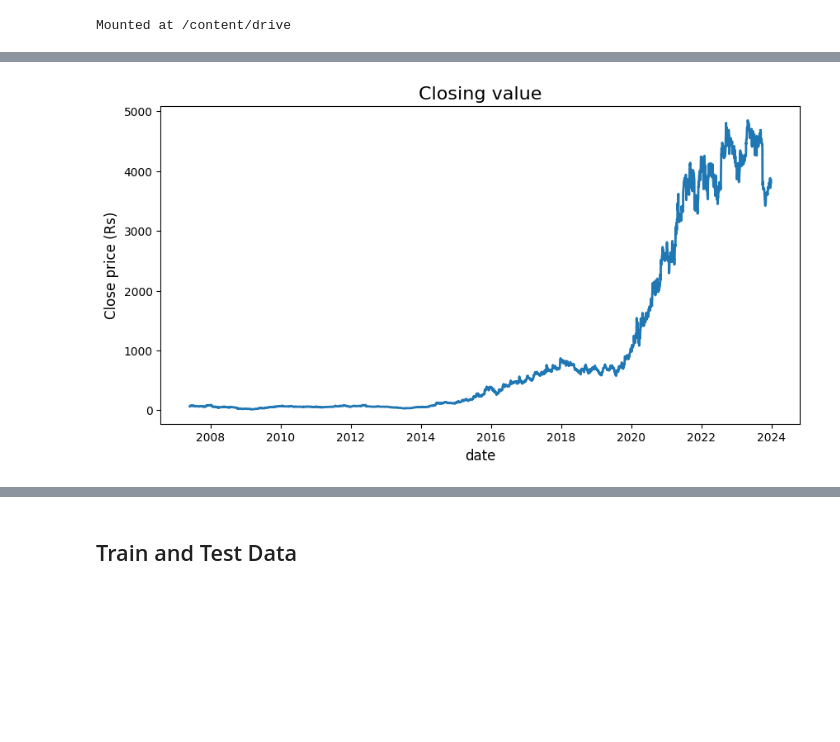
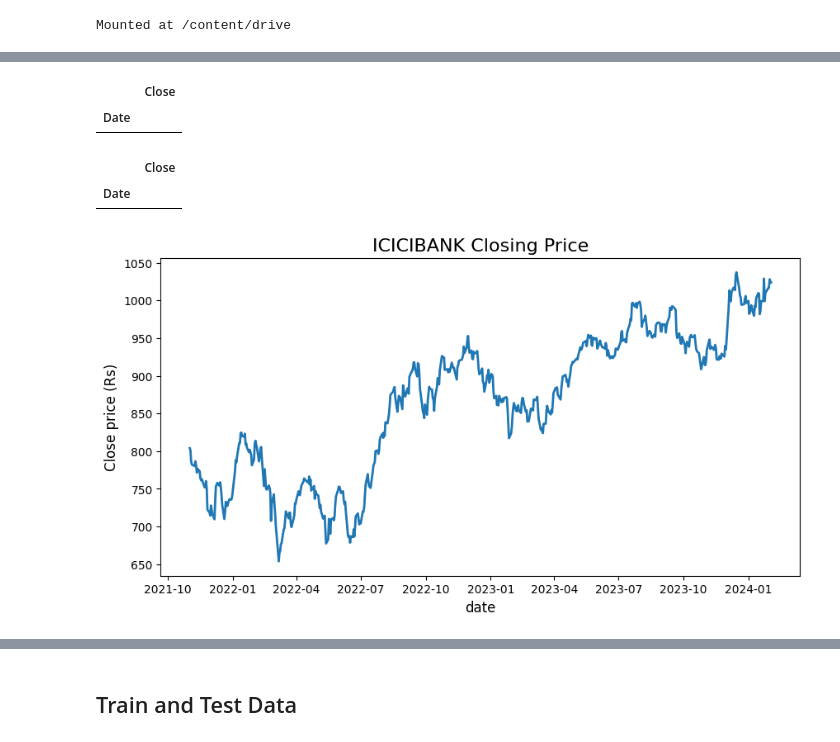
Before and after one commit to Swapnil-Ransing/TimeSeriesForecasting_StockPrice, a Jupyter notebook: TimeSeriesStockForecast_LSTM.ipynb, the cells around one changed output, grey strips where cells are left out. Drawn from its saved outputs; the diff is of its cells as text; code cells hidden in the pictures; blank space fills up the shorter version.

```diff
--- a/TimeSeriesStockForecast_LSTM.ipynb
+++ b/TimeSeriesStockForecast_LSTM.ipynb
@@ -63,6 +67,6 @@ del df
 # %%
 # Getting the stock data
-ticker='NAVINFLUOR'
+ticker='ICICIBANK'
 start='2000-01-01'
 df = pdr.get_data_yahoo(str(ticker+".NS"), start=start)
 # For training the data we will not be using Open, High, Low, Adj Close, Volume as this will not be present for extrapolation
@@ -89,0 +94,4 @@ df
+# %%
+# Lets build the model on last two years data only
+df=df[df.index>='2021-11-01']
+df
@@ -90,14 +113,27 @@ df
+# %%
+# lets check for nan values in the dataframe
+df[df.isna().any(axis=1)]
+# %% [output]
+|  | Close |
+| Date |  |
+# %%
+#Lets delete the nan value if any
+df=df.dropna()
+df[df.isna().any(axis=1)]
+# %% [output]
+|  | Close |
+| Date |  |
 # %%
 # Plotting close value data
 plt.figure(figsize=(10,5))
 plt.plot(df.index, df['Close'], lw=2)
 plt.xlabel("date")
 plt.xlabel("date", fontsize=12)
 plt.ylabel("Close price (Rs)", fontsize=12)
-plt.title("Closing value", fontsize=16)
+plt.title("ICICIBANK Closing Price", fontsize=16)
 plt.show()
 # %% [output]
-[figure, old version]
+[figure, new version]
 # %%
 ## Featurizing with technical indicators
 def get_technical_indicators(dataset): #function to generate feature technical indicators
```
Also changed, not shown: parts of 36 cells of this notebook, 1 other file.
